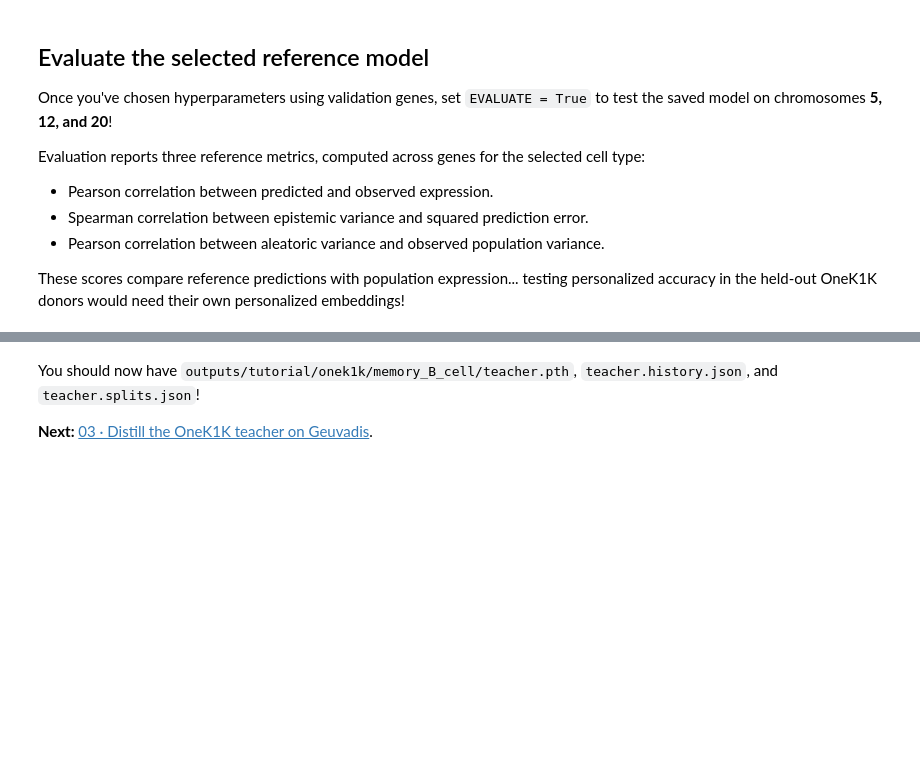
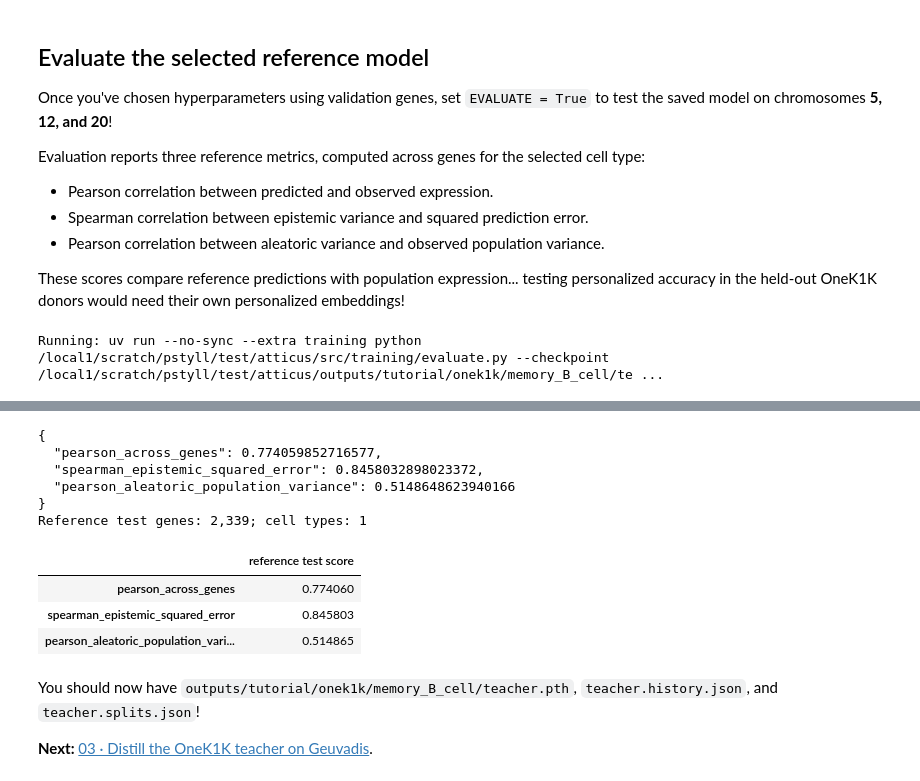
Before and after one commit to Padraig20/atticus, a Jupyter notebook: notebooks/02_onek1k_reference_training.ipynb, the cells around one changed output, grey strips where cells are left out. Saved outputs shown, nothing was run; the diff lists cells and outputs as text; code cells hidden in the pictures; blank space fills up the shorter version.

```diff
--- a/notebooks/02_onek1k_reference_training.ipynb
+++ b/notebooks/02_onek1k_reference_training.ipynb
@@ -245,7 +289,7 @@ These scores compare reference predictions with population expression...
 testing personalized accuracy in the held-out OneK1K donors would need their
 own personalized embeddings!
 # %%
-EVALUATE = False
+EVALUATE = True
 EVALUATION_DIR = PATHS["output"] / "reference-evaluation"
 
 evaluation_command = uv(
@@ -271,3 +315,5 @@ if summary_path.is_file():
         display(pd.Series(evaluation["metrics"], name="reference test score").to_frame())
 else:
     print("Reference test scores will appear after the optional evaluation.")
+# %% [output]
+Running: uv run --no-sync --extra training python /local1/scratch/pstyll/test/atticus/src/training/evaluate.py --checkpoint /local1/scratch/pstyll/test/atticus/outputs/tutorial/onek1k/memory_B_cell/te ...
@@ -274,3 +321,13 @@ else:
+{
+  "pearson_across_genes": 0.774059852716577,
+  "spearman_epistemic_squared_error": 0.8458032898023372,
+  "pearson_aleatoric_population_variance": 0.5148648623940166
+}
+Reference test genes: 2,339; cell types: 1
+|  | reference test score |
+| pearson_across_genes | 0.774060 |
+| spearman_epistemic_squared_error | 0.845803 |
+| pearson_aleatoric_population_vari... | 0.514865 |
 # %% [markdown]
 You should now have `outputs/tutorial/onek1k/memory_B_cell/teacher.pth`, `teacher.history.json`,
 and `teacher.splits.json`!
```
Also changed, not shown: parts of 5 cells of this notebook, 7 other files.
